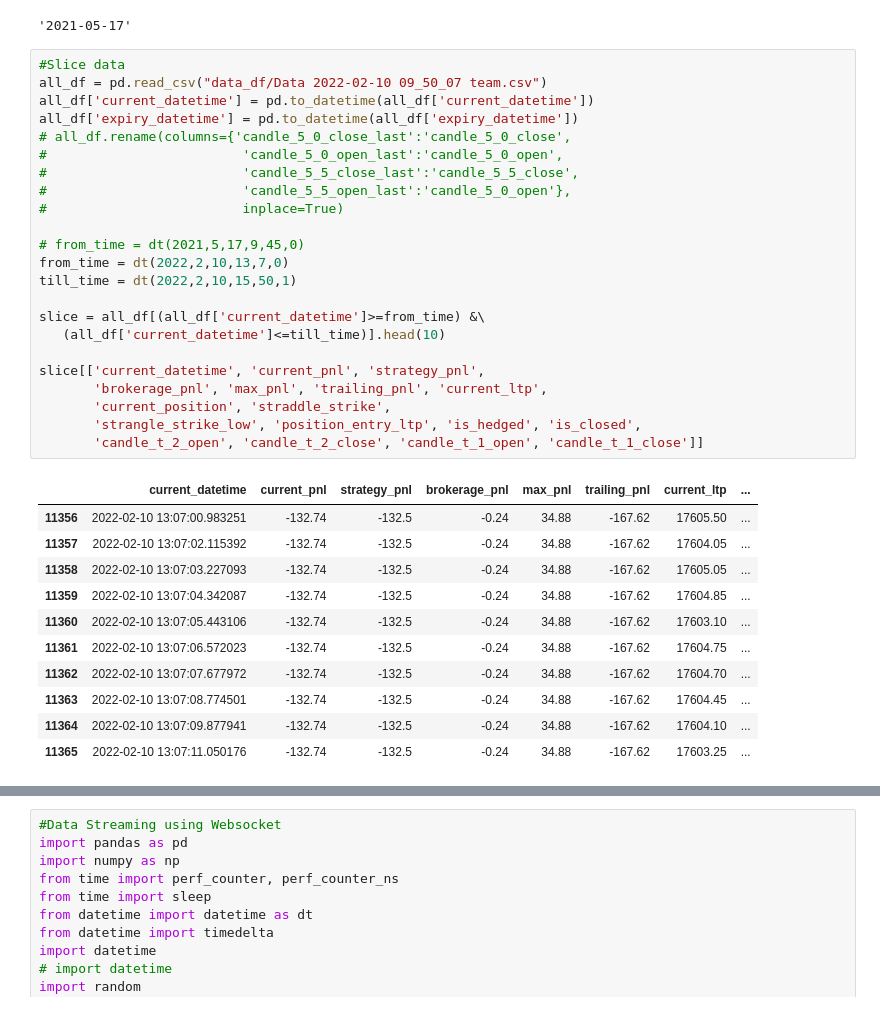
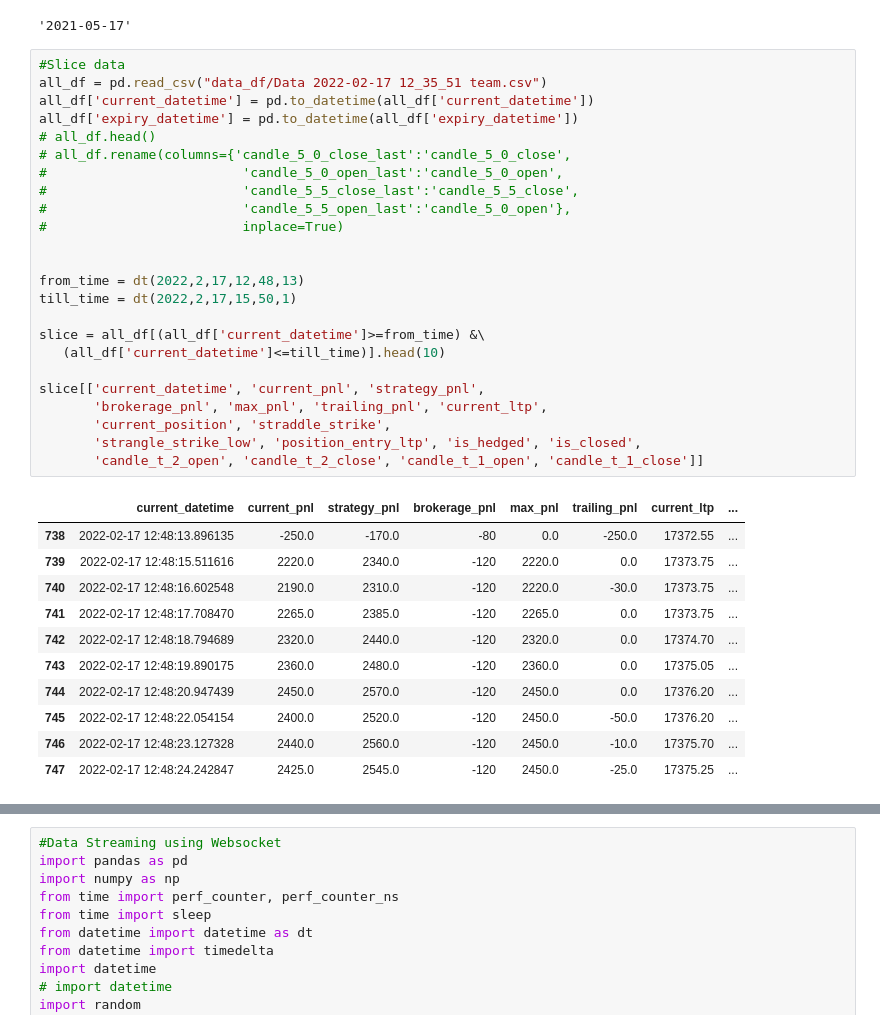
Before and after one commit to hiteshgulati/Algo-Trader, a Jupyter notebook: play.ipynb, the cells around one changed output, grey strips where cells are left out. Drawn from its saved outputs; the diff is of its cells as text.

```diff
--- a/play.ipynb
+++ b/play.ipynb
@@ -275,36 +275,37 @@ kite.quote('NFO:NIFTY22FEB17200CE')
 '2021-05-17'
 # %%
 #Slice data
-all_df = pd.read_csv("data_df/Data 2022-02-10 09_50_07 team.csv")
+all_df = pd.read_csv("data_df/Data 2022-02-17 12_35_51 team.csv")
 all_df['current_datetime'] = pd.to_datetime(all_df['current_datetime'])
 all_df['expiry_datetime'] = pd.to_datetime(all_df['expiry_datetime'])
+# all_df.head()
 # all_df.rename(columns={'candle_5_0_close_last':'candle_5_0_close',
 #                         'candle_5_0_open_last':'candle_5_0_open',
 #                         'candle_5_5_close_last':'candle_5_5_close',
 #                         'candle_5_5_open_last':'candle_5_0_open'},
 #                         inplace=True)
 
-# from_time = dt(2021,5,17,9,45,0)
-from_time = dt(2022,2,10,13,7,0)
-till_time = dt(2022,2,10,15,50,1)
+
+from_time = dt(2022,2,17,12,48,13)
+till_time = dt(2022,2,17,15,50,1)
 
 slice = all_df[(all_df['current_datetime']>=from_time) &\
    (all_df['current_datetime']<=till_time)].head(10)
 
 slice[['current_datetime', 'current_pnl', 'strategy_pnl',
        'brokerage_pnl', 'max_pnl', 'trailing_pnl', 'current_ltp',
        'current_position', 'straddle_strike',
        'strangle_strike_low', 'position_entry_ltp', 'is_hedged', 'is_closed',
        'candle_t_2_open', 'candle_t_2_close', 'candle_t_1_open', 'candle_t_1_close']]
 # %% [output]
 |  | current_datetime | current_pnl | strategy_pnl | brokerage_pnl | max_pnl | trailing_pnl | current_ltp | ... |
-| 11356 | 2022-02-10 13:07:00.983251 | -132.74 | -132.5 | -0.24 | 34.88 | -167.62 | 17605.50 | ... |
-| 11357 | 2022-02-10 13:07:02.115392 | -132.74 | -132.5 | -0.24 | 34.88 | -167.62 | 17604.05 | ... |
-| 11358 | 2022-02-10 13:07:03.227093 | -132.74 | -132.5 | -0.24 | 34.88 | -167.62 | 17605.05 | ... |
-| 11359 | 2022-02-10 13:07:04.342087 | -132.74 | -132.5 | -0.24 | 34.88 | -167.62 | 17604.85 | ... |
-| 11360 | 2022-02-10 13:07:05.443106 | -132.74 | -132.5 | -0.24 | 34.88 | -167.62 | 17603.10 | ... |
-| 11361 | 2022-02-10 13:07:06.572023 | -132.74 | -132.5 | -0.24 | 34.88 | -167.62 | 17604.75 | ... |
-| 11362 | 2022-02-10 13:07:07.677972 | -132.74 | -132.5 | -0.24 | 34.88 | -167.62 | 17604.70 | ... |
-| 11363 | 2022-02-10 13:07:08.774501 | -132.74 | -132.5 | -0.24 | 34.88 | -167.62 | 17604.45 | ... |
-| 11364 | 2022-02-10 13:07:09.877941 | -132.74 | -132.5 | -0.24 | 34.88 | -167.62 | 17604.10 | ... |
-| 11365 | 2022-02-10 13:07:11.050176 | -132.74 | -132.5 | -0.24 | 34.88 | -167.62 | 17603.25 | ... |
+| 738 | 2022-02-17 12:48:13.896135 | -250.0 | -170.0 | -80 | 0.0 | -250.0 | 17372.55 | ... |
+| 739 | 2022-02-17 12:48:15.511616 | 2220.0 | 2340.0 | -120 | 2220.0 | 0.0 | 17373.75 | ... |
+| 740 | 2022-02-17 12:48:16.602548 | 2190.0 | 2310.0 | -120 | 2220.0 | -30.0 | 17373.75 | ... |
+| 741 | 2022-02-17 12:48:17.708470 | 2265.0 | 2385.0 | -120 | 2265.0 | 0.0 | 17373.75 | ... |
+| 742 | 2022-02-17 12:48:18.794689 | 2320.0 | 2440.0 | -120 | 2320.0 | 0.0 | 17374.70 | ... |
+| 743 | 2022-02-17 12:48:19.890175 | 2360.0 | 2480.0 | -120 | 2360.0 | 0.0 | 17375.05 | ... |
+| 744 | 2022-02-17 12:48:20.947439 | 2450.0 | 2570.0 | -120 | 2450.0 | 0.0 | 17376.20 | ... |
+| 745 | 2022-02-17 12:48:22.054154 | 2400.0 | 2520.0 | -120 | 2450.0 | -50.0 | 17376.20 | ... |
+| 746 | 2022-02-17 12:48:23.127328 | 2440.0 | 2560.0 | -120 | 2450.0 | -10.0 | 17375.70 | ... |
+| 747 | 2022-02-17 12:48:24.242847 | 2425.0 | 2545.0 | -120 | 2450.0 | -25.0 | 17375.25 | ... |
```
Also changed, not shown: parts of 8 cells of this notebook, 8 other files.
